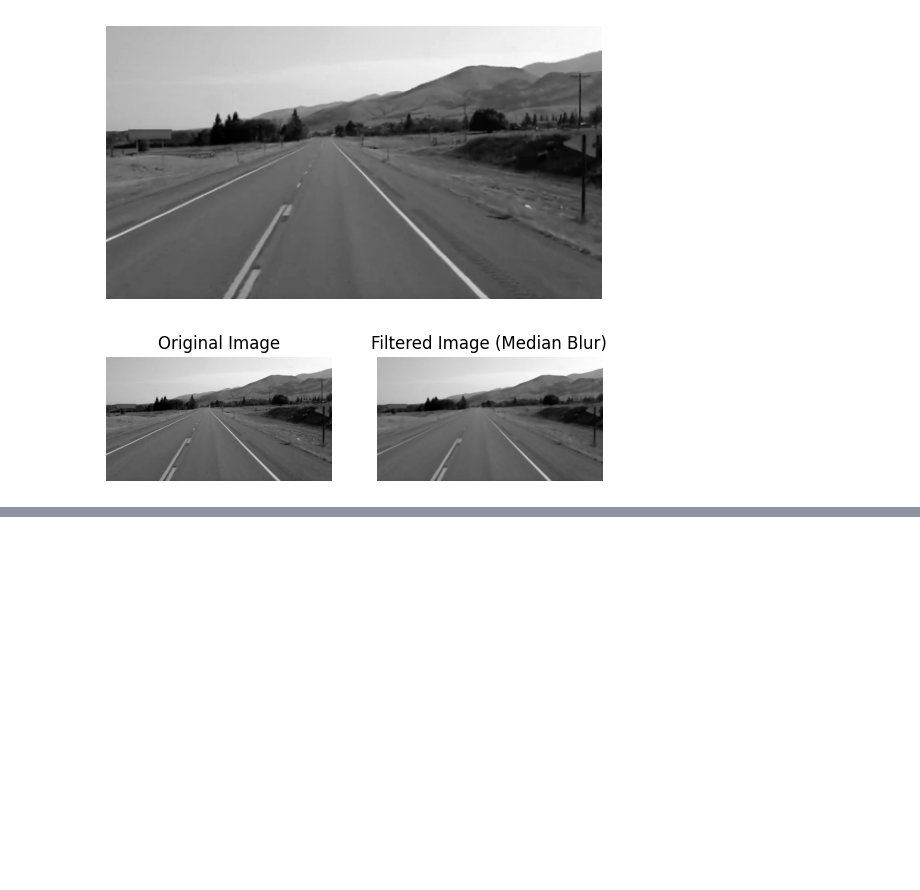
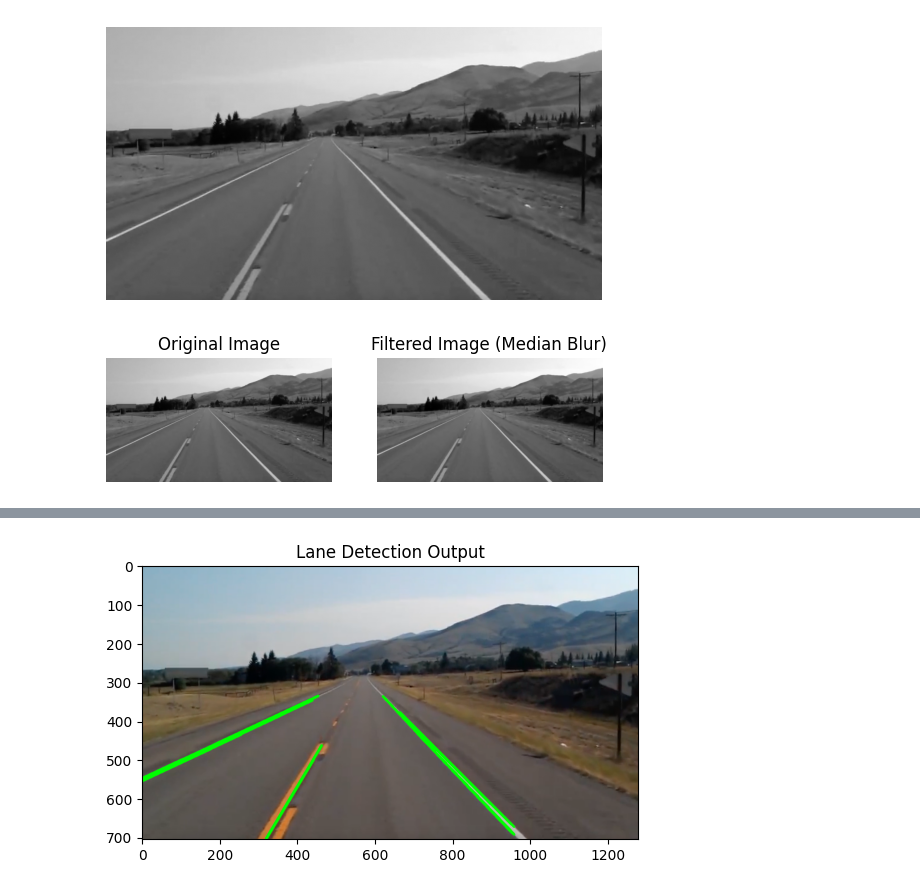
Before and after one commit to shadyalattarr/Computer-Vision-Assignment-1, a Jupyter notebook: Cartooniffier.ipynb, the cells around one changed output, grey strips where cells are left out. Saved outputs shown, nothing was run; the diff lists cells and outputs as text; code cells hidden in the pictures; blank space fills up the shorter version.

```diff
--- a/Cartooniffier.ipynb
+++ b/Cartooniffier.ipynb
@@ -322,0 +356,22 @@ plt.show()
+# %%
+rho = 1  # Distance resolution in pixels
+theta = np.pi/180  # Angle resolution in radians
+threshold = 50  # Minimum votes in accumulator
+min_line_length = 100  # Minimum line length to consider
+max_line_gap = 50  # Maximum gap between line segments
+
+lines = cv2.HoughLinesP(masked_edges, rho, theta, threshold, minLineLength=min_line_length, maxLineGap=max_line_gap)
+
+# Step 6: Draw Detected Lanes on the Original Image
+lane_image = img_cv2.copy()
+if lines is not None:
+    for line in lines:
+        x1, y1, x2, y2 = line[0]
+        cv2.line(lane_image, (x1, y1), (x2, y2), (0, 255, 0), 5)
+# %%
+plt.imshow(cv2.cvtColor(lane_image, cv2.COLOR_BGR2RGB))
+plt.title("Lane Detection Output")
+
+plt.show()
+# %% [output]
+[figure, added]
```
Also changed, not shown: parts of 10 cells of this notebook, 2 other files.
